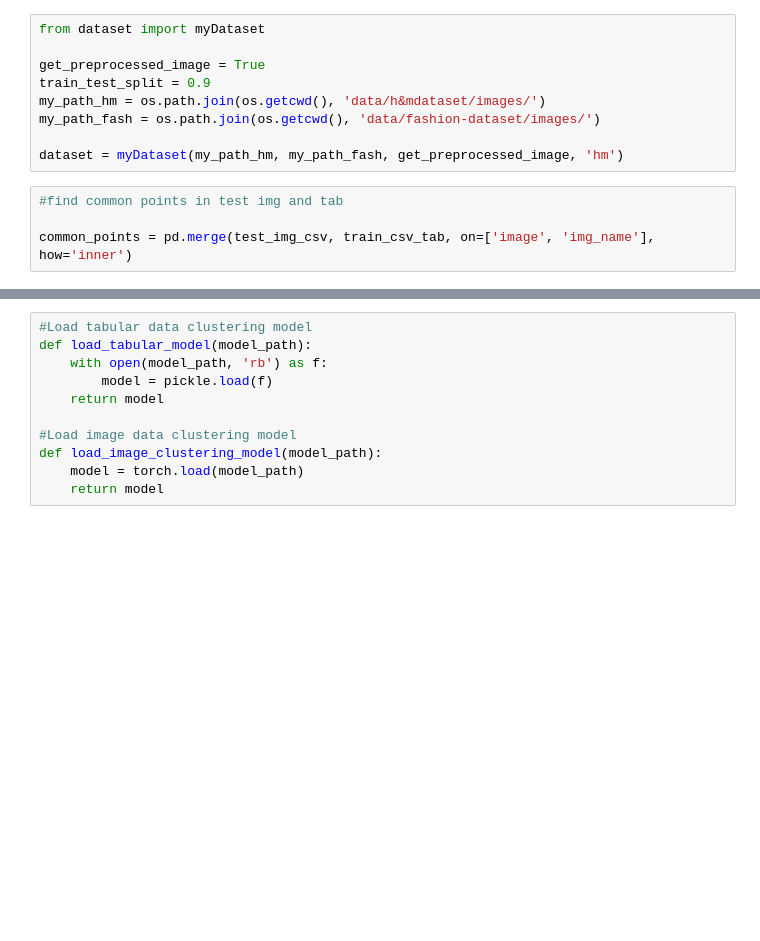
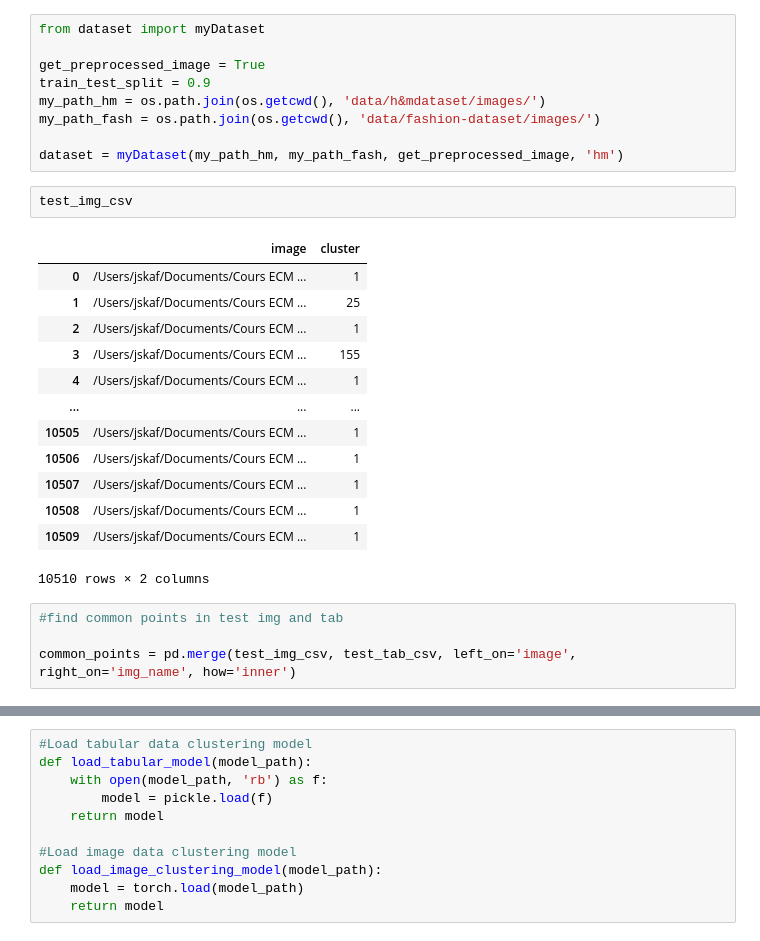
Before and after one commit to Emma-IA/Clothes-similarity, a Jupyter notebook: qualitative_similarity_and_jaccard_similarity.ipynb, the cells around one changed output, grey strips where cells are left out. Drawn from its saved outputs; the diff is of its cells as text; blank space fills up the shorter version.

```diff
--- a/qualitative_similarity_and_jaccard_similarity.ipynb
+++ b/qualitative_similarity_and_jaccard_similarity.ipynb
@@ -26,7 +25,23 @@ my_path_hm = os.path.join(os.getcwd(), 'data/h&mdataset/images/')
 my_path_fash = os.path.join(os.getcwd(), 'data/fashion-dataset/images/')
 
 dataset = myDataset(my_path_hm, my_path_fash, get_preprocessed_image, 'hm')
+# %%
+test_img_csv
+# %% [output]
+|  | image | cluster |
+| 0 | /Users/jskaf/Documents/Cours ECM ... | 1 |
+| 1 | /Users/jskaf/Documents/Cours ECM ... | 25 |
+| 2 | /Users/jskaf/Documents/Cours ECM ... | 1 |
+| 3 | /Users/jskaf/Documents/Cours ECM ... | 155 |
+| 4 | /Users/jskaf/Documents/Cours ECM ... | 1 |
+| ... | ... | ... |
+| 10505 | /Users/jskaf/Documents/Cours ECM ... | 1 |
+| 10506 | /Users/jskaf/Documents/Cours ECM ... | 1 |
+| 10507 | /Users/jskaf/Documents/Cours ECM ... | 1 |
+| 10508 | /Users/jskaf/Documents/Cours ECM ... | 1 |
+| 10509 | /Users/jskaf/Documents/Cours ECM ... | 1 |
+10510 rows × 2 columns
 # %%
 #find common points in test img and tab
 
-common_points = pd.merge(test_img_csv, train_csv_tab, on=['image', 'img_name'], how='inner')
+common_points = pd.merge(test_img_csv, test_tab_csv, left_on='image', right_on='img_name', how='inner')
```
Also changed, not shown: parts of 16 cells of this notebook, 2 other files.
